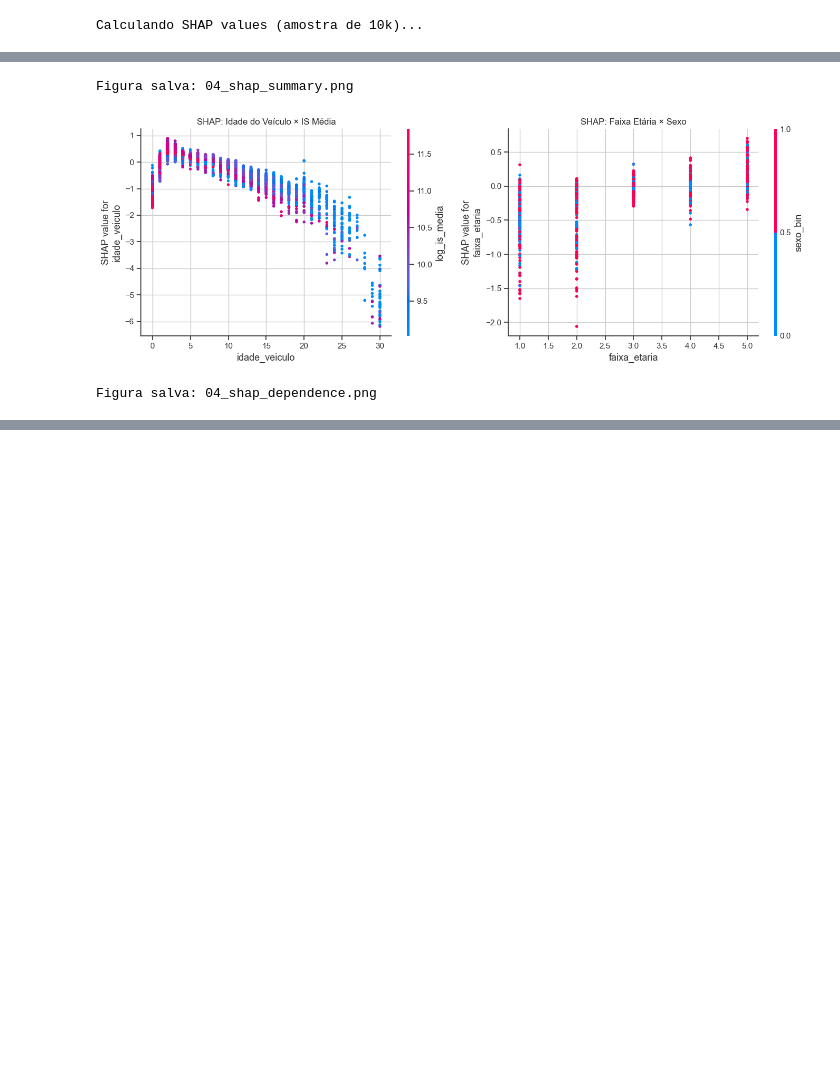
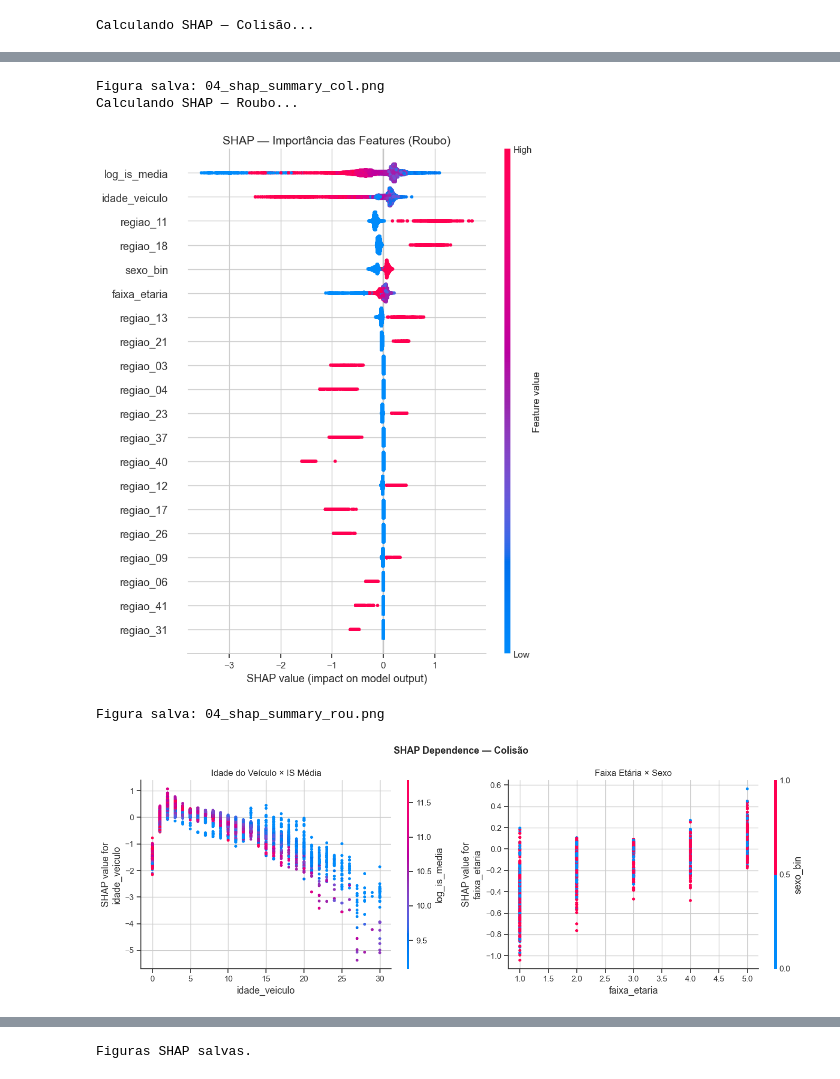
Before and after one commit to arthurpmotta02/insurance-pricing-susep, a Jupyter notebook: notebooks/04_ml_comparison.ipynb, the cells around one changed output, grey strips where cells are left out. Drawn from its saved outputs; the diff is of its cells as text; code cells hidden in the pictures; blank space fills up the shorter version.

Commit message:
feat: XGBoost colisão (Gini=0.241) e roubo (Gini=0.402) com SHAP separados

```diff
--- a/notebooks/04_ml_comparison.ipynb
+++ b/notebooks/04_ml_comparison.ipynb
@@ -242,39 +335,63 @@ Figura salva: 04_gini_lift.png
 # %%
 # ============================================================
-# 5. ANÁLISE SHAP — EXPLICABILIDADE DO XGBOOST
+# 6. ANÁLISE SHAP — EXPLICABILIDADE
 # ============================================================
 
-print("Calculando SHAP values (amostra de 10k)...")
 rng = np.random.default_rng(42)
 idx_shap = rng.choice(len(X_test), 10_000, replace=False)
 X_shap = X_test.iloc[idx_shap]
 
-explainer   = shap.TreeExplainer(xgb_freq)
-shap_values = explainer.shap_values(X_shap)
+# SHAP Colisão
+print("Calculando SHAP — Colisão...")
+explainer_col   = shap.TreeExplainer(xgb_col)
+shap_values_col = explainer_col.shap_values(X_shap)
 
-# Summary plot
 plt.figure(figsize=(10, 7))
-shap.summary_plot(shap_values, X_shap, show=False)
-plt.title('SHAP — Importância das Features (XGBoost)', fontsize=14)
+shap.summary_plot(shap_values_col, X_shap, show=False)
+plt.title('SHAP — Importância das Features (Colisão)', fontsize=14)
 plt.tight_layout()
-plt.savefig(f'{FIGURES_PATH}/04_shap_summary.png', dpi=150, bbox_inches='tight')
+plt.savefig(f'{FIGURES_PATH}/04_shap_summary_col.png', dpi=150, bbox_inches='tight')
 plt.show()
-print("Figura salva: 04_shap_summary.png")
+print("Figura salva: 04_shap_summary_col.png")
 
-# Dependence plots
+# SHAP Roubo
+print("Calculando SHAP — Roubo...")
+explainer_rou   = shap.TreeExplainer(xgb_rou)
+shap_values_rou = explainer_rou.shap_values(X_shap)
+
+plt.figure(figsize=(10, 7))
+shap.summary_plot(shap_values_rou, X_shap, show=False)
+plt.title('SHAP — Importância das Features (Roubo)', fontsize=14)
+plt.tight_layout()
+plt.savefig(f'{FIGURES_PATH}/04_shap_summary_rou.png', dpi=150, bbox_inches='tight')
+plt.show()
+print("Figura salva: 04_shap_summary_rou.png")
+
+# Dependence plots colisão
 fig, axes = plt.subplots(1, 2, figsize=(14, 5))
+fig.suptitle('SHAP Dependence — Colisão', fontsize=13, fontweight='bold')
+shap.dependence_plot('idade_veiculo', shap_values_col, X_shap,
+                     interaction_index='log_is_media', ax=axes[0], show=False)
+axes[0].set_title('Idade do Veículo × IS Média')
+shap.dependence_plot('faixa_etaria', shap_values_col, X_shap,
+                     interaction_index='sexo_bin', ax=axes[1], show=False)
+axes[1].set_title('Faixa Etária × Sexo')
+plt.tight_layout()
+plt.savefig(f'{FIGURES_PATH}/04_shap_dependence_col.png', dpi=150, bbox_inches='tight')
+plt.show()
 
-shap.dependence_plot('idade_veiculo', shap_values, X_shap,
-                     interaction_index='log_is_media', ax=axes[0], show=False)
-axes[0].set_title('SHAP: Idade do Veículo × IS Média')
-
-shap.dependence_plot('faixa_etaria', shap_values, X_shap,
-                     interaction_index='sexo_bin', ax=axes[1], show=False)
-axes[1].set_title('SHAP: Faixa Etária × Sexo')
-
+# Dependence plots roubo
+fig, axes = plt.subplots(1, 2, figsize=(14, 5))
+fig.suptitle('SHAP Dependence — Roubo', fontsize=13, fontweight='bold')
+shap.dependence_plot('sexo_bin', shap_values_rou, X_shap,
+                     interaction_index='faixa_etaria', ax=axes[0], show=False)
+axes[0].set_title('Sexo × Faixa Etária')
+shap.dependence_plot('log_is_media', shap_values_rou, X_shap,
+                     interaction_index='idade_veiculo', ax=axes[1], show=False)
+axes[1].set_title('IS Média × Idade do Veículo')
 plt.tight_layout()
-plt.savefig(f'{FIGURES_PATH}/04_shap_dependence.png', dpi=150, bbox_inches='tight')
+plt.savefig(f'{FIGURES_PATH}/04_shap_dependence_rou.png', dpi=150, bbox_inches='tight')
 plt.show()
-print("Figura salva: 04_shap_dependence.png")
+print("Figuras SHAP salvas.")
 # %% [output]
-Calculando SHAP values (amostra de 10k)...
+Calculando SHAP — Colisão...
@@ -282,3 +399,5 @@ Calculando SHAP values (amostra de 10k)...
-Figura salva: 04_shap_summary.png
+Figura salva: 04_shap_summary_col.png
+Calculando SHAP — Roubo...
-[figure, old version]
+[figure, new version]
-Figura salva: 04_shap_dependence.png
+Figura salva: 04_shap_summary_rou.png
+[figure, added]
@@ -285,2 +405,3 @@ Figura salva: 04_shap_dependence.png
+Figuras SHAP salvas.
 # %%
 # ============================================================
```
Also changed, not shown: parts of 9 cells of this notebook, 9 other files.
